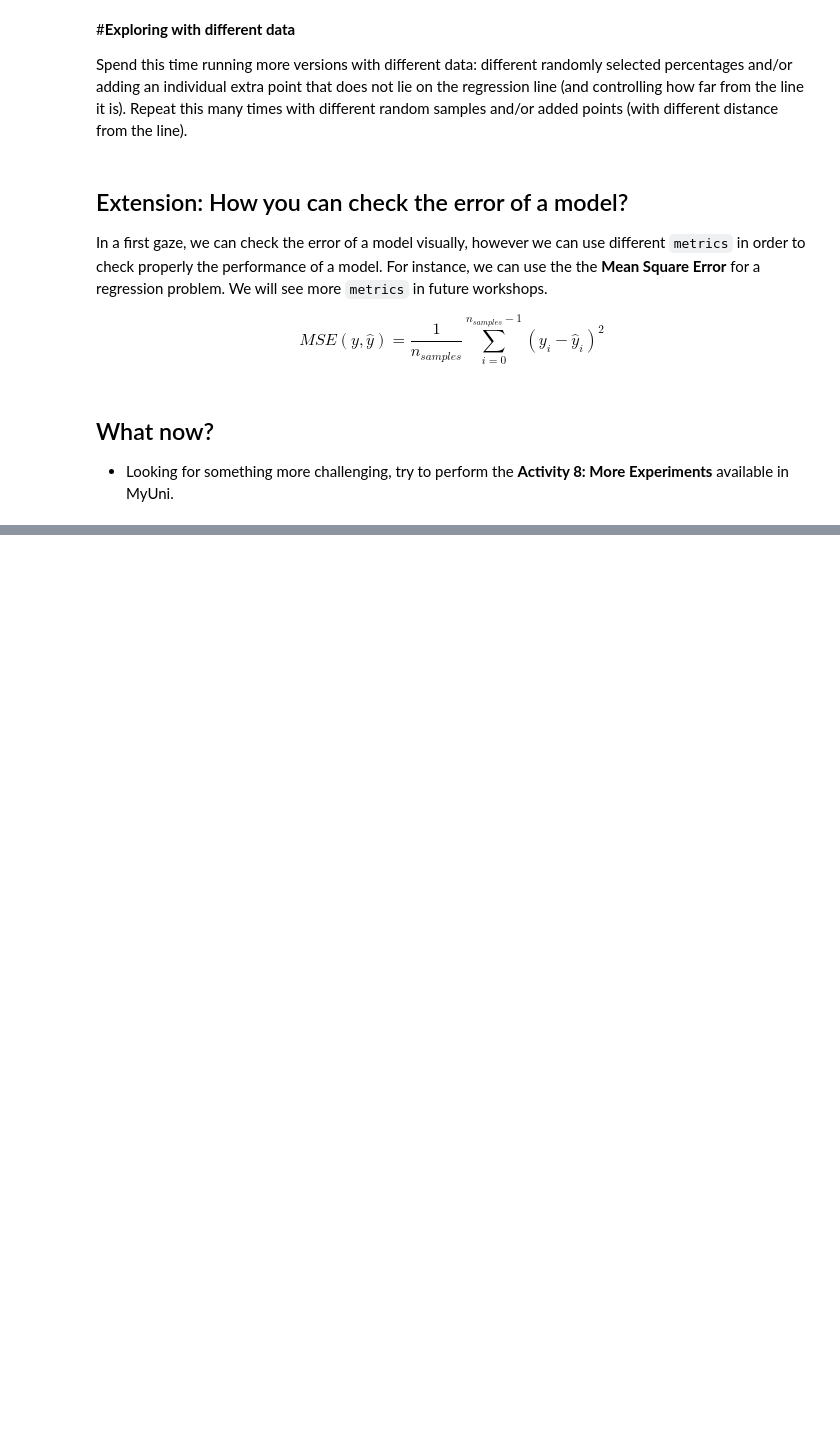
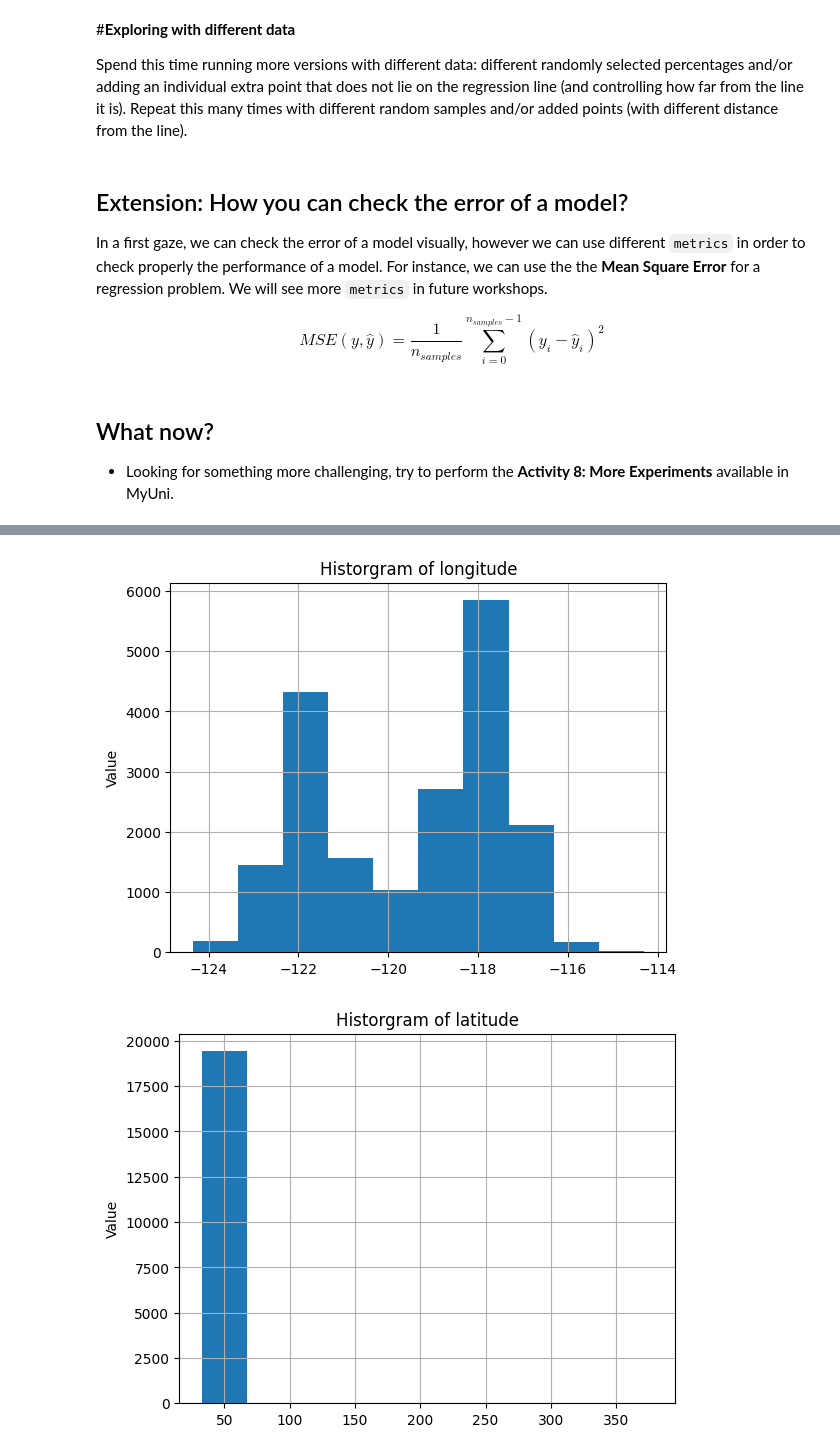
Before and after one commit to CHamilton0/COMP-SCI-7317-Using-Machine-Learning-Tools, a Jupyter notebook: workshop2/Workshop2_Student.ipynb, the cells around one changed output, grey strips where cells are left out. Cells and saved outputs as stored; diff of their text form; code cells hidden in the pictures; blank space fills up the shorter version.

```diff
--- a/workshop2/Workshop2_Student.ipynb
+++ b/workshop2/Workshop2_Student.ipynb
@@ -55,0 +144,11 @@ You can explore a much long version of this code in the next Jupyter Notebook av
+# %%
+for column in df.columns:
+    plt.figure()
+    plt.hist(df[column])
+    plt.title(f'Historgram of {column}')
+    plt.ylabel('Value')
+    plt.grid(True)
+    plt.show()
+# %% [output]
+[figure, added]
+[figure, added]
```
Also changed, not shown: parts of 16 cells of this notebook.
